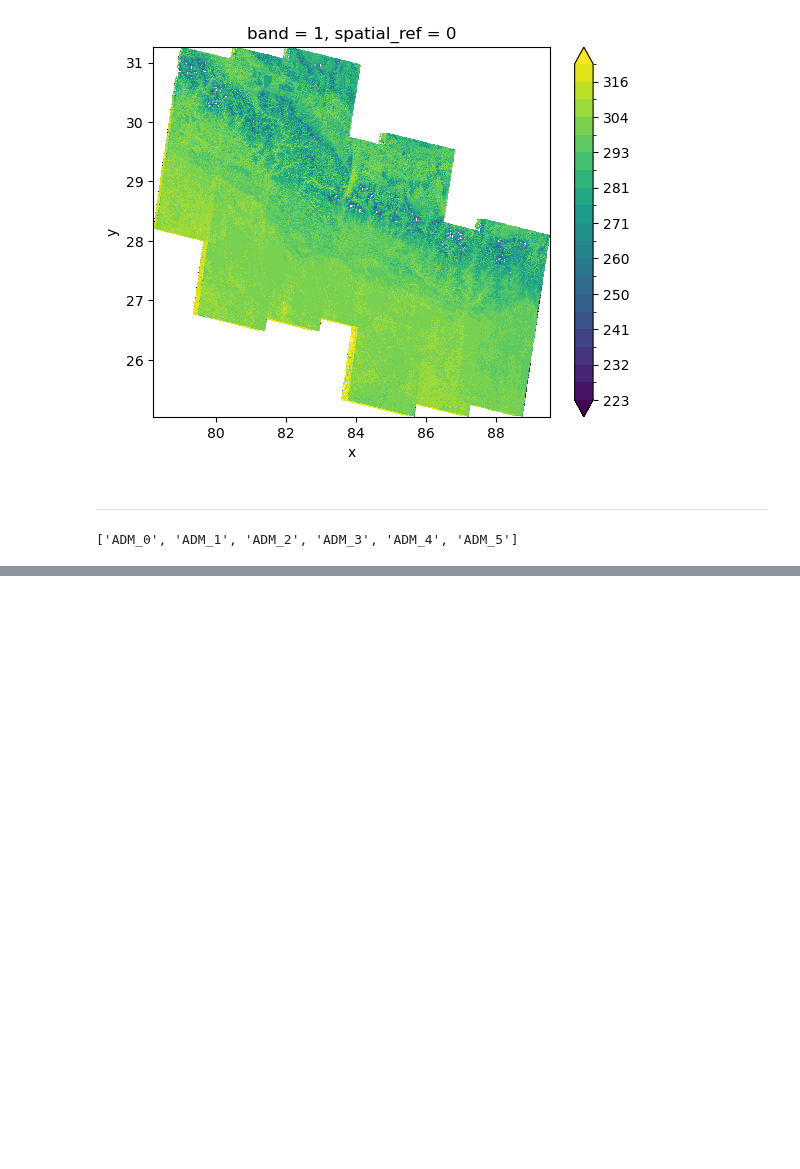
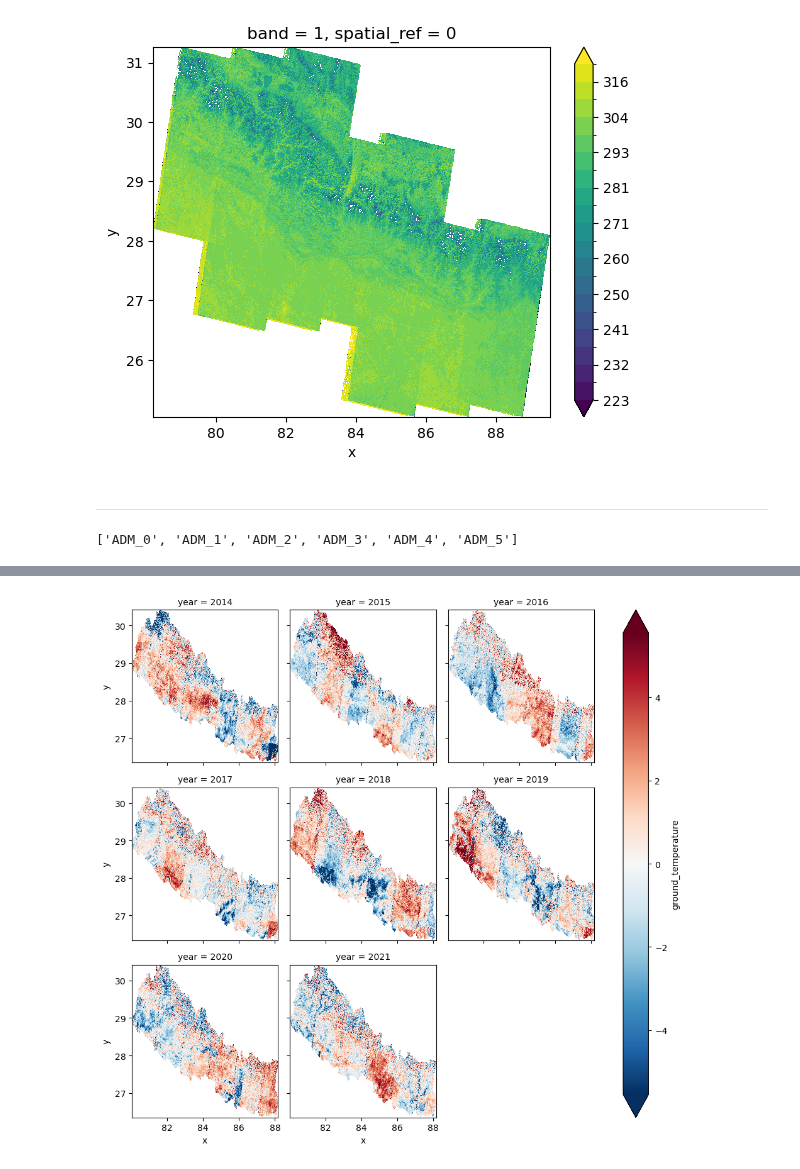
Before and after one commit to felixschulz385/growth-and-temperature, a Jupyter notebook: code/experiments/grid.ipynb, the cells around one changed output, grey strips where cells are left out. Saved outputs shown, nothing was run; the diff lists cells and outputs as text; code cells hidden in the pictures; blank space fills up the shorter version.

```diff
--- a/code/experiments/grid.ipynb
+++ b/code/experiments/grid.ipynb
@@ -372,3 +417,9 @@ Coordinates:
+# %%
+test = (demeaned.ground_temperature * 0.00341802).squeeze().plot.imshow(col = "year", col_wrap = 3, robust = True)
+# for ax in test.axs.flat:
+#     landsat_wrs2_land.loc[landsat_wrs2_land.intersects(nepal.unary_union),:].plot(ax=ax, column = "PATH", facecolor = "none")
+# %% [output]
+[figure, added]
 # %%
 # TODO: get new temperature data without artifacts
 # if mean is inadequate, maybe maintain information about mean date and demean based on that
```
Also changed, not shown: parts of 15 cells of this notebook, 2 other files.
